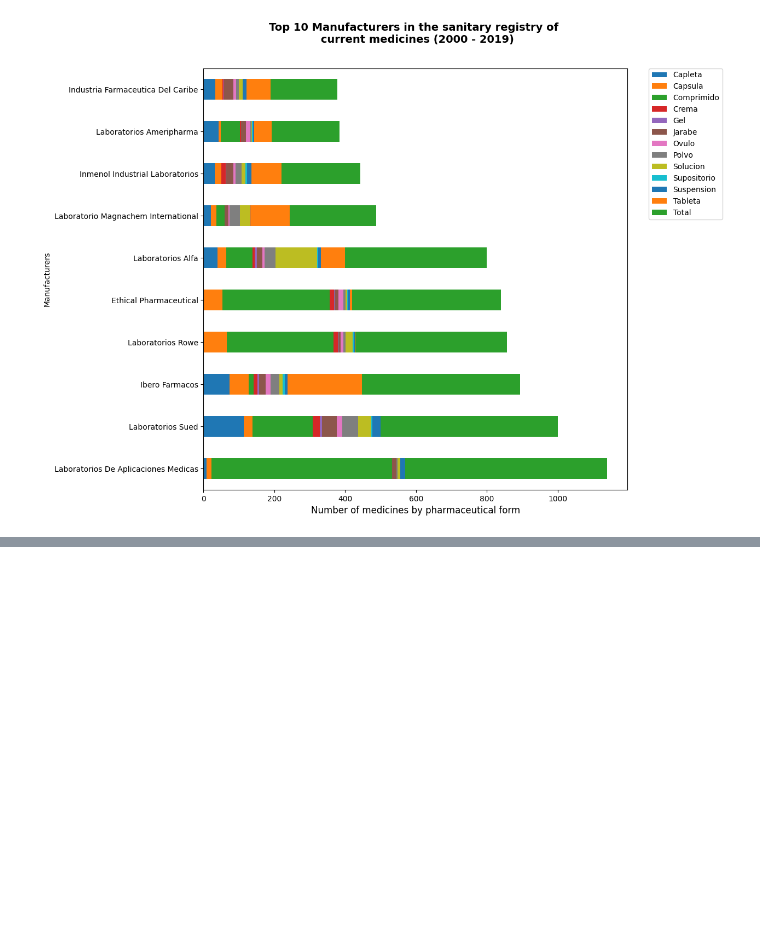
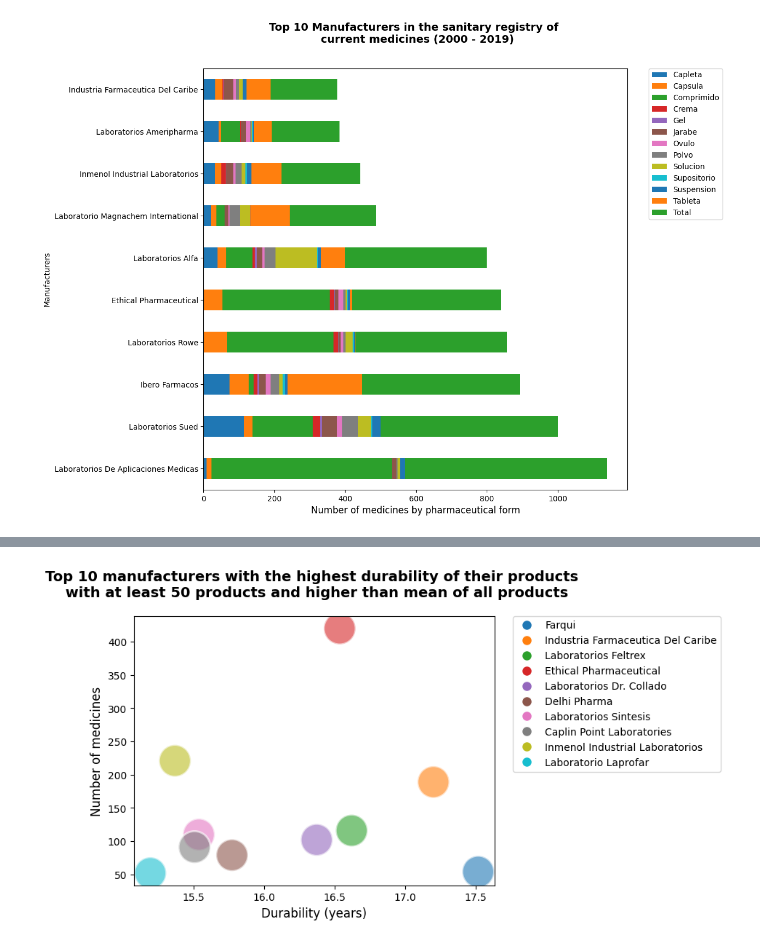
Before and after one commit to Carlos0934/sanitary-registry-of-medicines-dr, a Jupyter notebook: src/report.ipynb, the cells around one changed output, grey strips where cells are left out. Saved outputs shown, nothing was run; the diff lists cells and outputs as text; code cells hidden in the pictures; blank space fills up the shorter version.

```diff
--- a/src/report.ipynb
+++ b/src/report.ipynb
@@ -126,0 +134,73 @@ plt.show()
+# %%
+# Top 10 manufacturers with the highest durability of their products with at least product higher than mean of all products
+
+min_medicines = 50
+top_n = 10
+
+manufacturers_by_product_count = df.groupby('manufacturer').size().reset_index(name='total').sort_values(by='total', ascending=False)
+
+manufacturers_by_product_count = manufacturers_by_product_count[manufacturers_by_product_count['total'] > min_medicines]
+
+manufacturers_by_durability = df.groupby('manufacturer')['durability'].mean().reset_index(name='durability').sort_values(by='durability', ascending=False)
+
+manufacturers_by_durability = manufacturers_by_durability.merge(manufacturers_by_product_count, on='manufacturer', how='inner')
+
+mean_durability = manufacturers_by_durability['durability'].mean()
+
+manufacturers_by_durability = manufacturers_by_durability[manufacturers_by_durability['durability'] > mean_durability]
+
+manufacturers_by_durability = manufacturers_by_durability.sort_values(by='durability', ascending=False)
+
+# Check if the number of manufacturers is less than the desired top_n
+if len(manufacturers_by_durability) < top_n:
+    top_n = len(manufacturers_by_durability)
+
+manufacturers_by_durability = manufacturers_by_durability.head(top_n)
+
+manufacturers_by_durability['manufacturer'] = manufacturers_by_durability['manufacturer'].str.title()
+
+colors = [
+    '#1f77b4',
+    '#ff7f0e',
+    '#2ca02c',
+    '#d62728',
+    '#9467bd',
+    '#8c564b',
+    '#e377c2',
+    '#7f7f7f',
+    '#bcbd22',
+    '#17becf'
+]
+
+fig, ax = plt.subplots()
+
+
+ax.scatter(
+    x=manufacturers_by_durability['durability'],
+    y=manufacturers_by_durability['total'],
+    s=1000,
+    c=colors,
+    alpha=0.6,
+    edgecolors="white",
+    linewidth=2
+)
+
+
+custom_lines = [matplotlib.lines.Line2D([0], [0], marker='o', color='w', markerfacecolor=colors[i], markersize=10) for i in range(len(colors))]
+
+ax.legend(custom_lines, manufacturers_by_durability['manufacturer'], bbox_to_anchor=(1.05, 1), loc='upper left', borderaxespad=0)
+
+
+plt.xlabel('Durability (years)', fontsize=12 )
+
+plt.ylabel('Number of medicines', fontsize=12 )
+
+title = 'Top 10 manufacturers with the highest durability of their products \n with at least 50 products and higher than mean of all products'
+
+plt.title(title, fontsize=14, fontweight='semibold', y=1.05)
+
+plt.savefig('../reports/figures/manufacturers_durability.png')
+
+plt.show()
+# %% [output]
+[figure, added]
```
Also changed, not shown: parts of 3 cells of this notebook, 7 other files.
